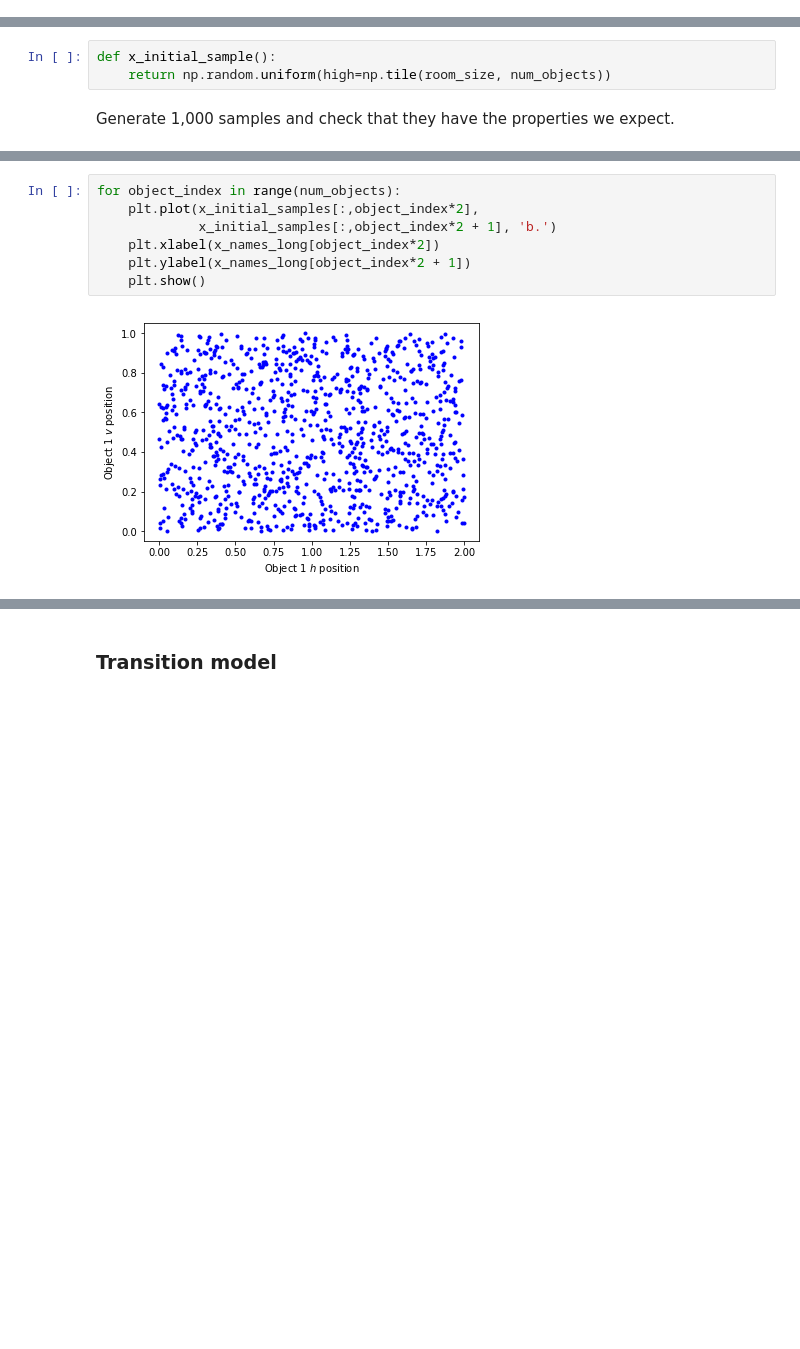
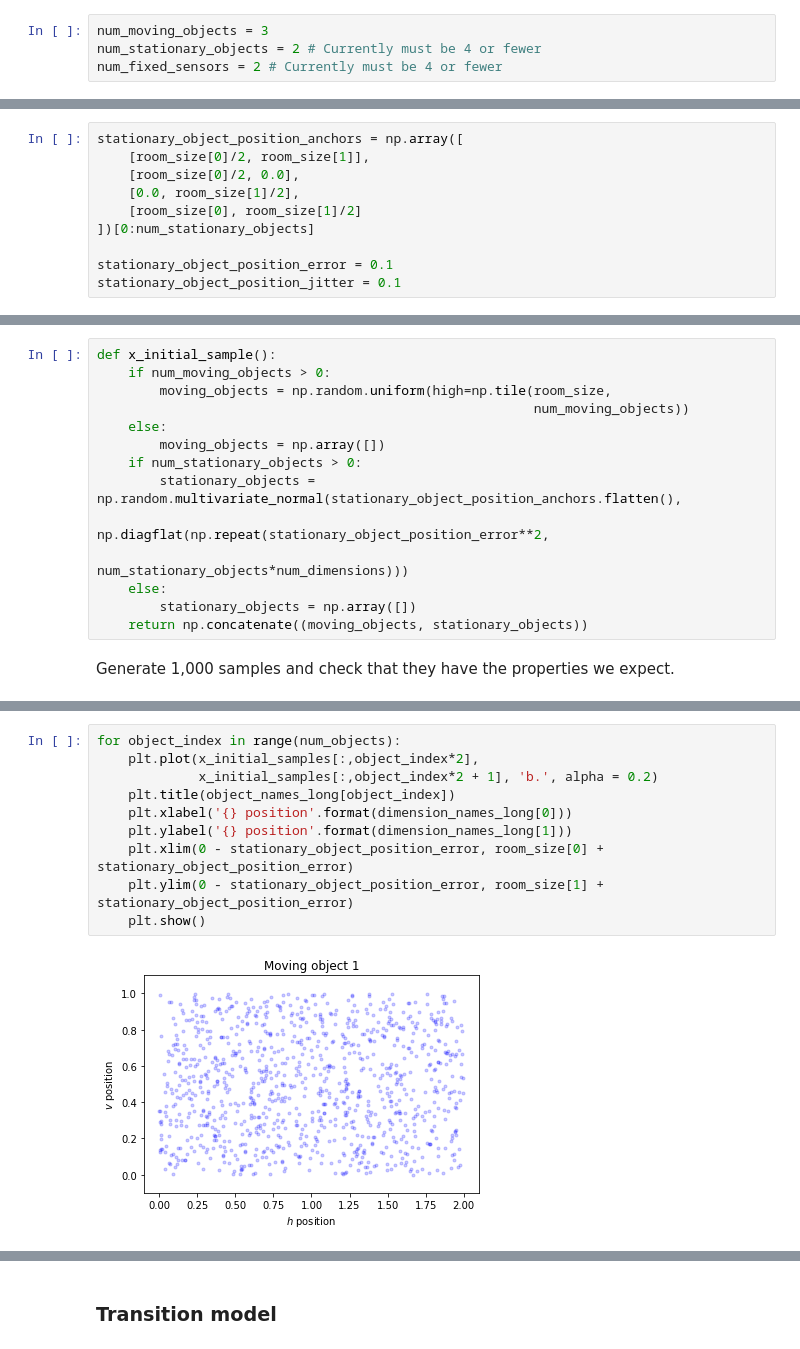
Before and after one commit to jbalma/smclocalize, a Jupyter notebook: bayes_filter_sim_continuous_multiple.ipynb, the cells around one changed output, grey strips where cells are left out. Saved outputs shown, nothing was run; the diff lists cells and outputs as text; blank space fills up the shorter version.

Commit message:
Divide tracked objects into moving objects and stationary objects

```diff
--- a/bayes_filter_sim_continuous_multiple.ipynb
+++ b/bayes_filter_sim_continuous_multiple.ipynb
@@ -14,0 +18,4 @@ Define the state variables $\mathbf{X}$ and the sensor variables $\mathbf{Y}$. I
+# %%
+num_moving_objects = 3
+num_stationary_objects = 2 # Currently must be 4 or fewer
+num_fixed_sensors = 2 # Currently must be 4 or fewer
@@ -136,0 +193,10 @@ The particle filter takes three core probability models as inputs: the initial s
+# %%
+stationary_object_position_anchors = np.array([
+    [room_size[0]/2, room_size[1]],
+    [room_size[0]/2, 0.0],
+    [0.0, room_size[1]/2],
+    [room_size[0], room_size[1]/2]
+])[0:num_stationary_objects]
+
+stationary_object_position_error = 0.1
+stationary_object_position_jitter = 0.1
@@ -158,6 +235,17 @@ Define a function that generates samples of the initial state $\mathbf{X}_0$. We
-# %%
-def x_initial_sample():
-    return np.random.uniform(high=np.tile(room_size, num_objects))
+# %%
+def x_initial_sample():
+    if num_moving_objects > 0:
+        moving_objects = np.random.uniform(high=np.tile(room_size,
+                                                        num_moving_objects))
+    else:
+        moving_objects = np.array([])
+    if num_stationary_objects > 0:
+        stationary_objects = np.random.multivariate_normal(stationary_object_position_anchors.flatten(),
+                                                           np.diagflat(np.repeat(stationary_object_position_error**2,
+                                                                                 num_stationary_objects*num_dimensions)))
+    else:
+        stationary_objects = np.array([])
+    return np.concatenate((moving_objects, stationary_objects))
 # %% [markdown]
 Generate 1,000 samples and check that they have the properties we expect.
 # %%
@@ -169,9 +257,12 @@ Time elapsed = 0.0272912950224
 # %%
 for object_index in range(num_objects):
     plt.plot(x_initial_samples[:,object_index*2],
-             x_initial_samples[:,object_index*2 + 1], 'b.')
-    plt.xlabel(x_names_long[object_index*2])
-    plt.ylabel(x_names_long[object_index*2 + 1])
+             x_initial_samples[:,object_index*2 + 1], 'b.', alpha = 0.2)
+    plt.title(object_names_long[object_index])
+    plt.xlabel('{} position'.format(dimension_names_long[0]))
+    plt.ylabel('{} position'.format(dimension_names_long[1]))
+    plt.xlim(0 - stationary_object_position_error, room_size[0] + stationary_object_position_error)
+    plt.ylim(0 - stationary_object_position_error, room_size[1] + stationary_object_position_error)
     plt.show()
 # %% [output]
-[figure, old version]
+[figure, new version]
```
Also changed, not shown: parts of 123 cells of this notebook.
